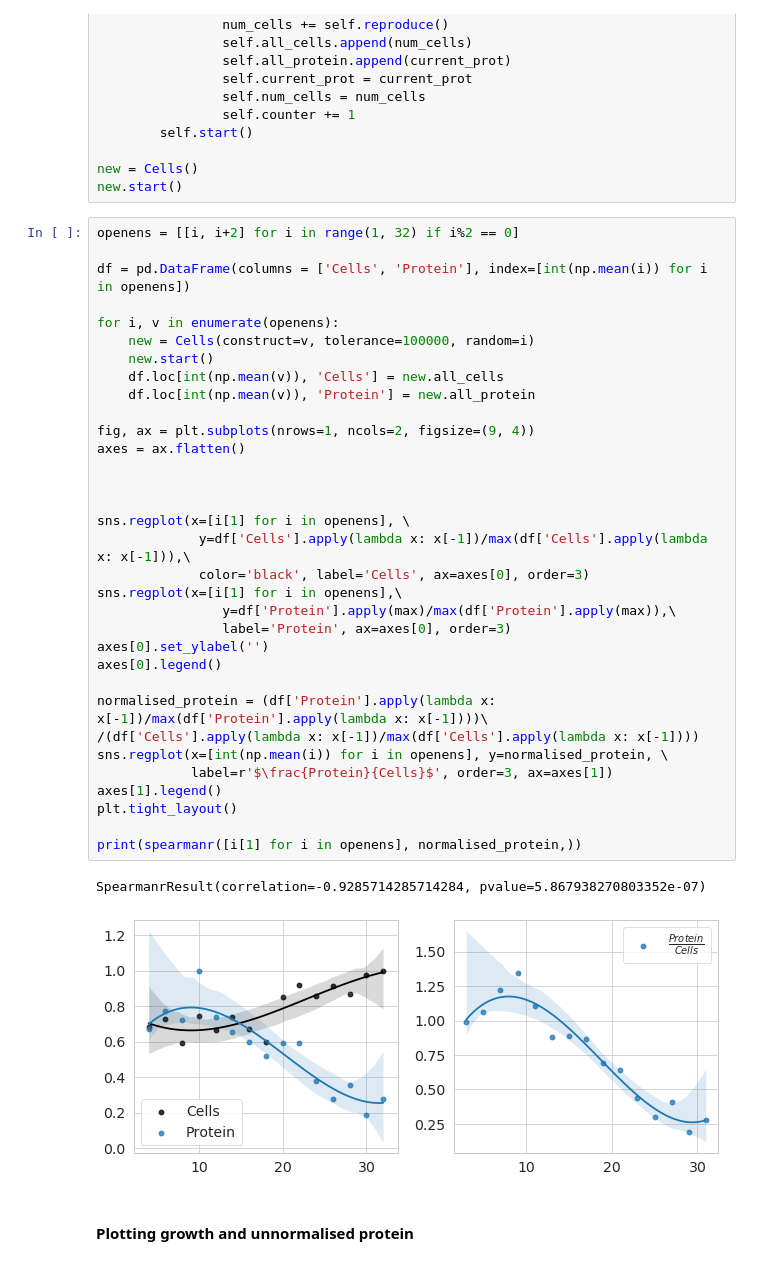
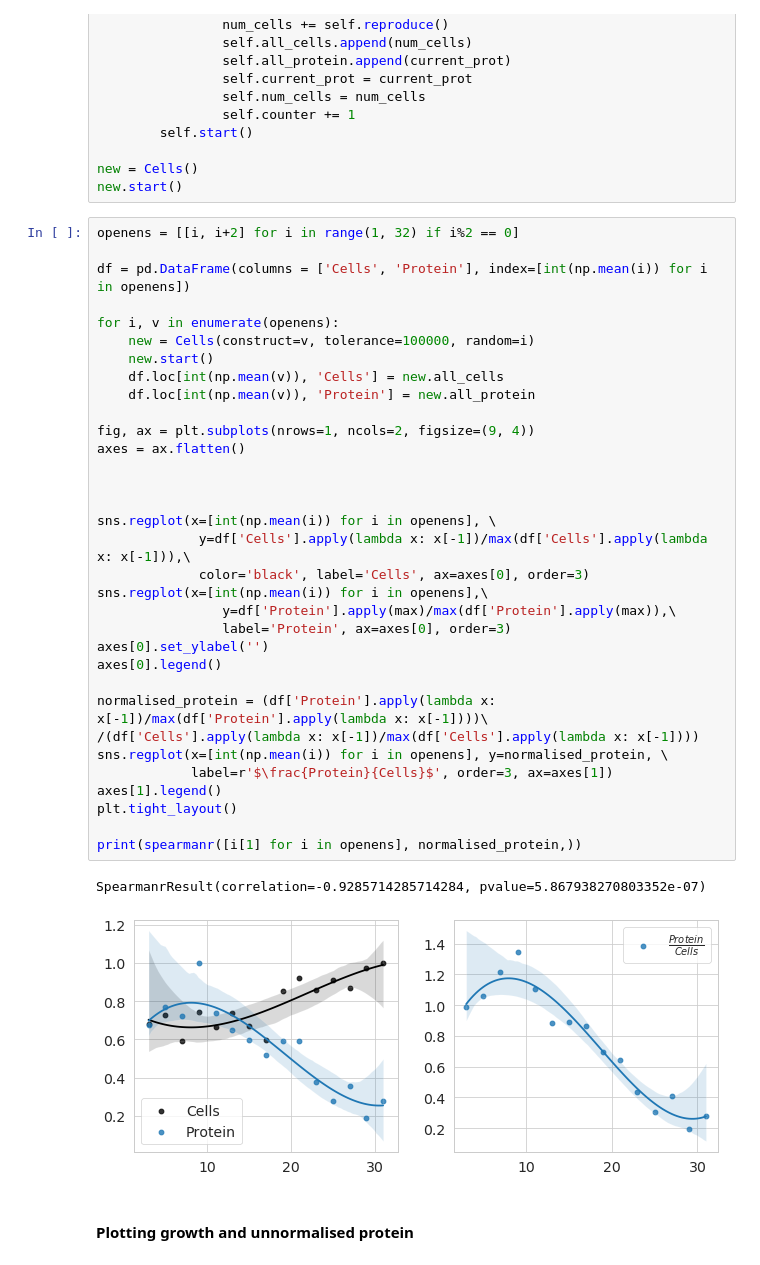
Before and after one commit to Gardner-BinfLab/TIsigner_paper_2019, a Jupyter notebook: Simulation.ipynb, the cells around one changed output. Drawn from its saved outputs; the diff is of its cells as text.

```diff
--- a/Simulation.ipynb
+++ b/Simulation.ipynb
@@ -116,36 +116,36 @@ openens = [[i, i+2] for i in range(1, 32) if i%2 == 0]
 df = pd.DataFrame(columns = ['Cells', 'Protein'], index=[int(np.mean(i)) for i in openens])
 
 for i, v in enumerate(openens):
     new = Cells(construct=v, tolerance=100000, random=i)
     new.start()
     df.loc[int(np.mean(v)), 'Cells'] = new.all_cells
     df.loc[int(np.mean(v)), 'Protein'] = new.all_protein
 
 fig, ax = plt.subplots(nrows=1, ncols=2, figsize=(9, 4))
 axes = ax.flatten()
 
 
 
-sns.regplot(x=[i[1] for i in openens], \
+sns.regplot(x=[int(np.mean(i)) for i in openens], \
              y=df['Cells'].apply(lambda x: x[-1])/max(df['Cells'].apply(lambda x: x[-1])),\
              color='black', label='Cells', ax=axes[0], order=3)
-sns.regplot(x=[i[1] for i in openens],\
+sns.regplot(x=[int(np.mean(i)) for i in openens],\
                 y=df['Protein'].apply(max)/max(df['Protein'].apply(max)),\
                 label='Protein', ax=axes[0], order=3)
 axes[0].set_ylabel('')
 axes[0].legend()
 
 normalised_protein = (df['Protein'].apply(lambda x: x[-1])/max(df['Protein'].apply(lambda x: x[-1])))\
 /(df['Cells'].apply(lambda x: x[-1])/max(df['Cells'].apply(lambda x: x[-1])))
 sns.regplot(x=[int(np.mean(i)) for i in openens], y=normalised_protein, \
             label=r'$\frac{Protein}{Cells}$', order=3, ax=axes[1])
 axes[1].legend()
 plt.tight_layout()
 
 print(spearmanr([i[1] for i in openens], normalised_protein,))
 # %% [output]
 SpearmanrResult(correlation=-0.9285714285714284, pvalue=5.867938270803352e-07)
-[figure, old version]
+[figure, new version]
 # %% [markdown]
 #### Plotting growth and unnormalised protein
 # %%
```
